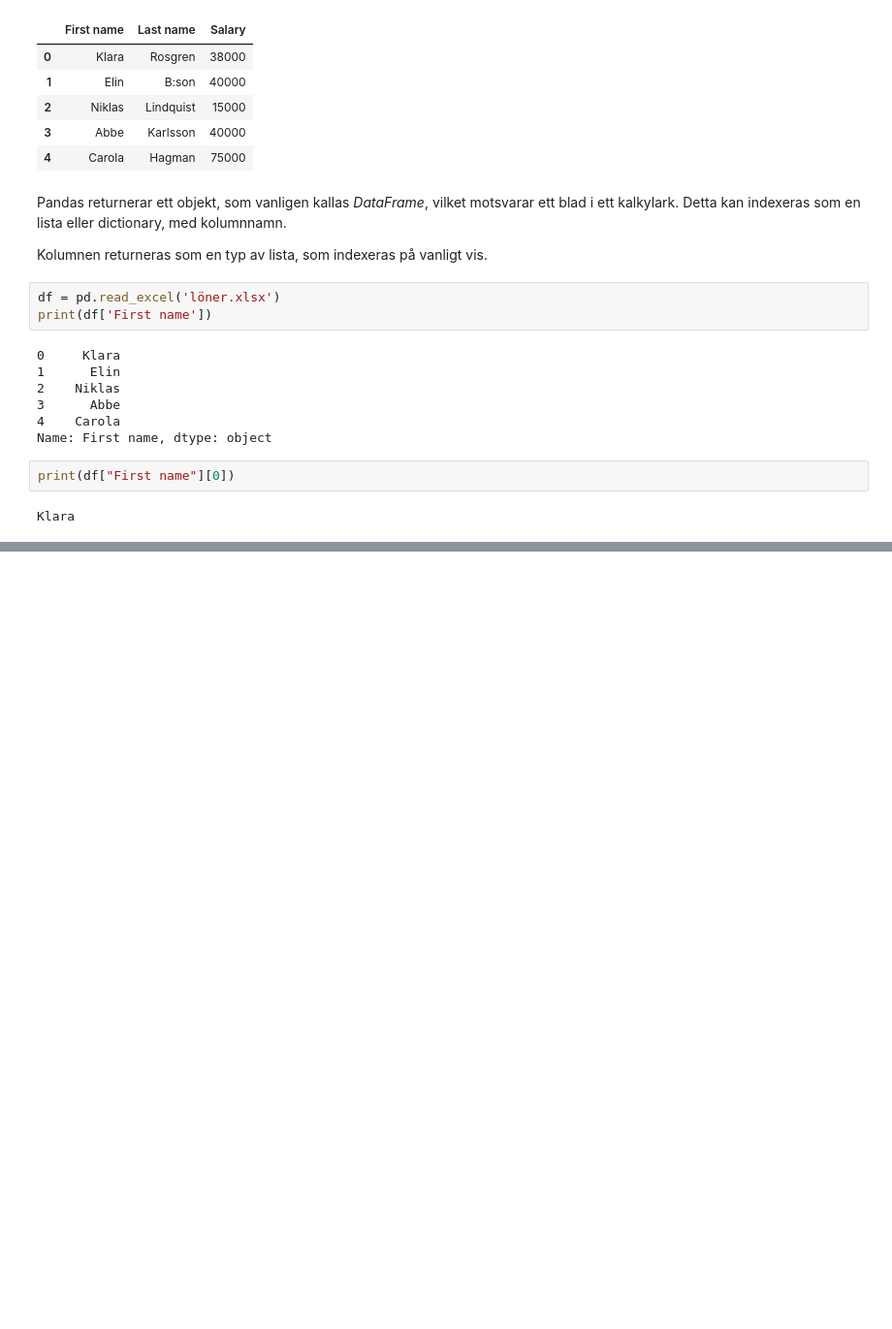
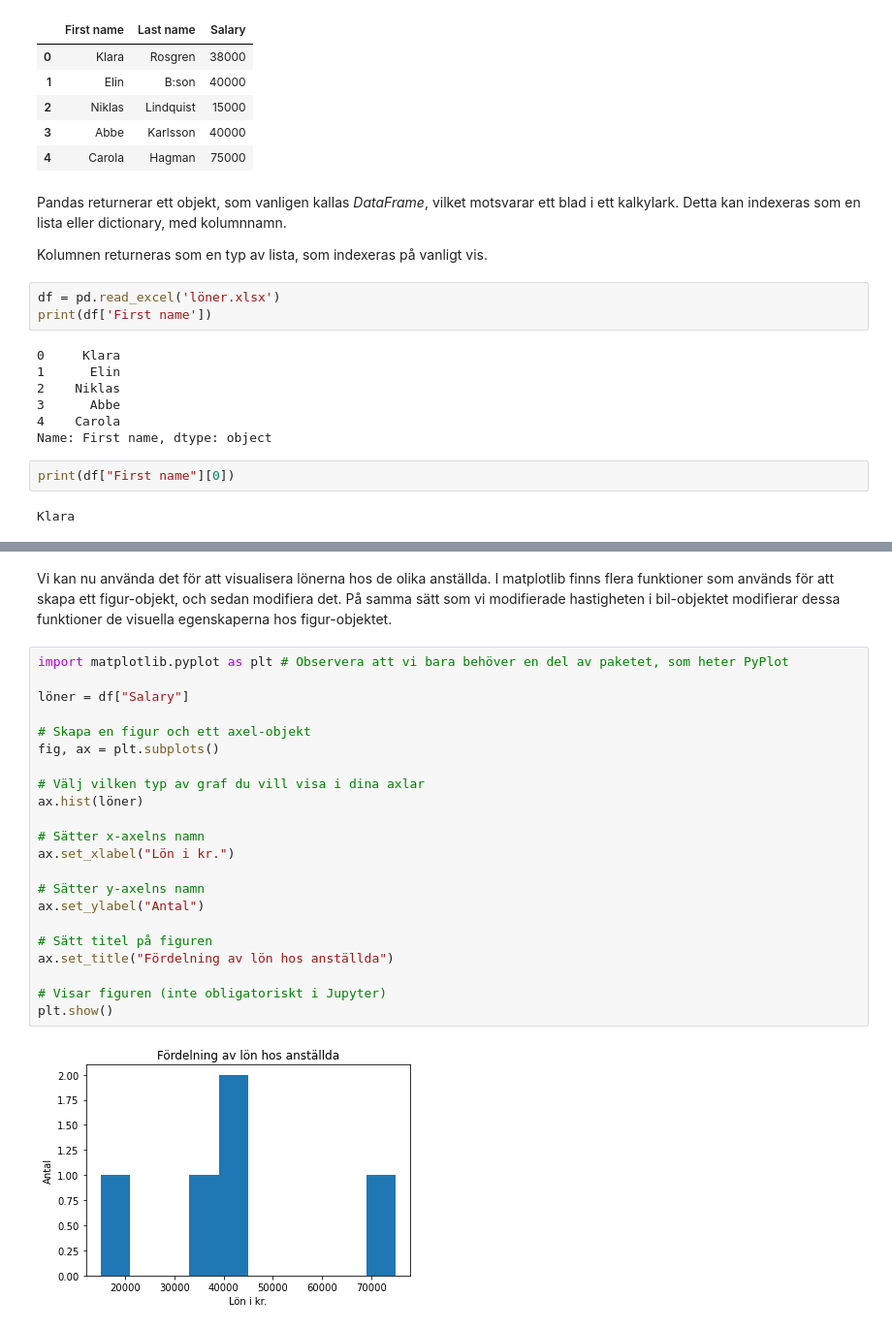
Before and after one commit to idastorm/kurs_python_programmering, a Jupyter notebook: Session 3/Session 3.ipynb, the cells around one changed output, grey strips where cells are left out. Shown at 97% size. Cells and saved outputs as stored; diff of their text form; blank space fills up the shorter version.

```diff
--- a/Session 3/Session 3.ipynb
+++ b/Session 3/Session 3.ipynb
@@ -178,0 +295,26 @@ Klara
+# %% [markdown]
+Vi kan nu använda det för att visualisera lönerna hos de olika anställda. I matplotlib finns flera funktioner som används för att skapa ett figur-objekt, och sedan modifiera det. På samma sätt som vi modifierade hastigheten i bil-objektet modifierar dessa funktioner de visuella egenskaperna hos figur-objektet.
+# %%
+import matplotlib.pyplot as plt # Observera att vi bara behöver en del av paketet, som heter PyPlot
+
+löner = df["Salary"]
+
+# Skapa en figur och ett axel-objekt
+fig, ax = plt.subplots()
+
+# Välj vilken typ av graf du vill visa i dina axlar
+ax.hist(löner)
+
+# Sätter x-axelns namn
+ax.set_xlabel("Lön i kr.")
+
+# Sätter y-axelns namn
+ax.set_ylabel("Antal")
+
+# Sätt titel på figuren
+ax.set_title("Fördelning av lön hos anställda")
+
+# Visar figuren (inte obligatoriskt i Jupyter)
+plt.show()
+# %% [output]
+[figure, added]
```
Also changed, not shown: parts of 32 cells of this notebook, 6 other files.
